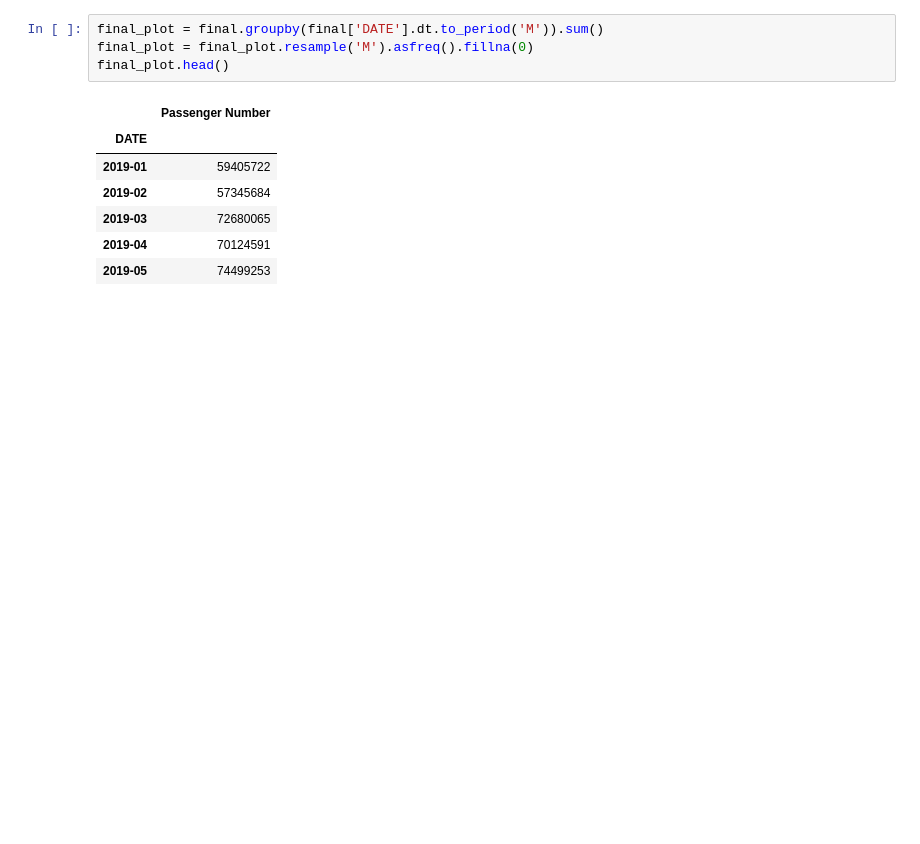
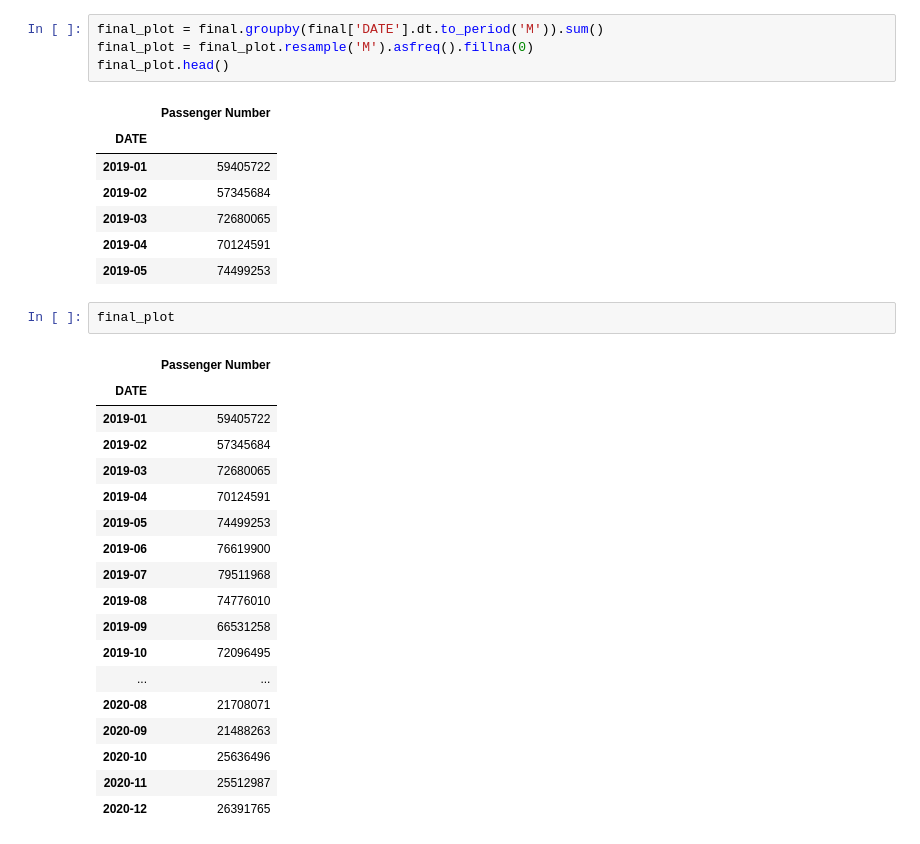
Before and after one commit to paulpreetam/Project1, a Jupyter notebook: TSA Data.ipynb, the cells around one changed output. Saved outputs shown, nothing was run; the diff lists cells and outputs as text; blank space fills up the shorter version.

```diff
--- a/TSA Data.ipynb
+++ b/TSA Data.ipynb
@@ -83,4 +83,25 @@ final_plot.head()
 | 2019-03 | 72680065 |
 | 2019-04 | 70124591 |
 | 2019-05 | 74499253 |
+# %%
+final_plot
+# %% [output]
+|  | Passenger Number |
+| DATE |  |
+| 2019-01 | 59405722 |
+| 2019-02 | 57345684 |
+| 2019-03 | 72680065 |
+| 2019-04 | 70124591 |
+| 2019-05 | 74499253 |
+| 2019-06 | 76619900 |
+| 2019-07 | 79511968 |
+| 2019-08 | 74776010 |
+| 2019-09 | 66531258 |
+| 2019-10 | 72096495 |
+| ... | ... |
+| 2020-08 | 21708071 |
+| 2020-09 | 21488263 |
+| 2020-10 | 25636496 |
+| 2020-11 | 25512987 |
+| 2020-12 | 26391765 |
 # %%
```
Also changed, not shown: parts of 3 cells of this notebook, 2 other files.
